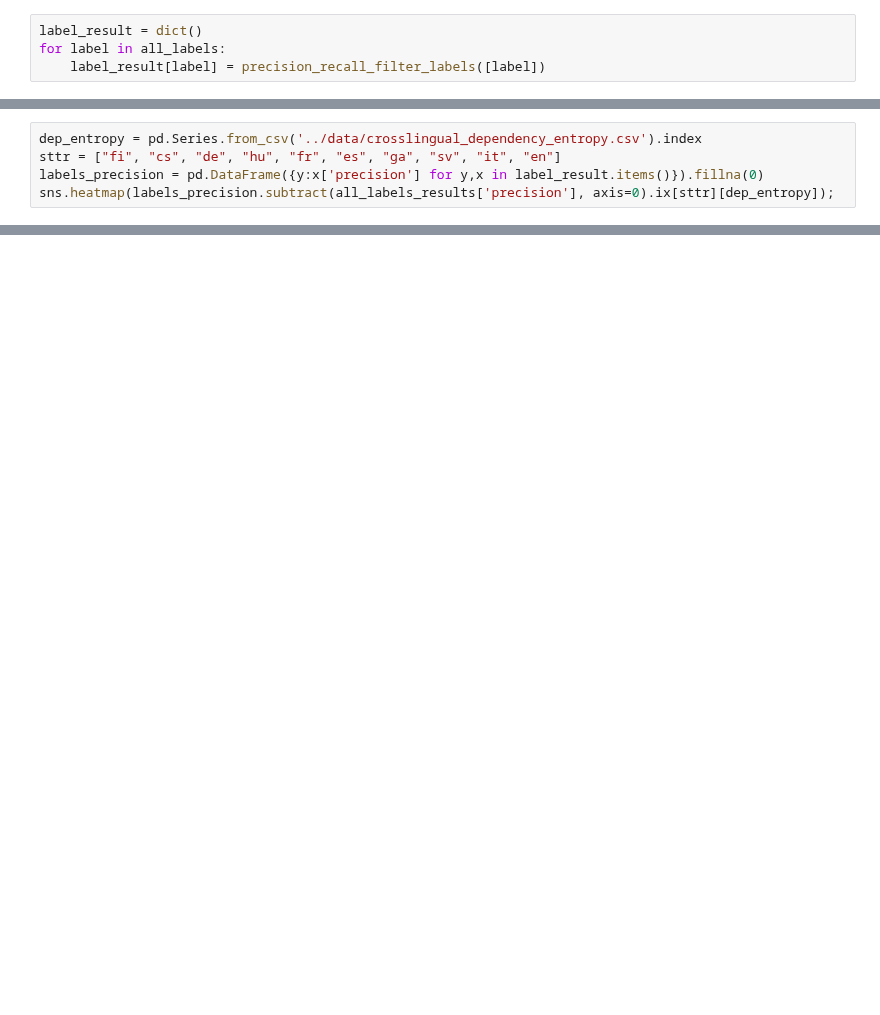
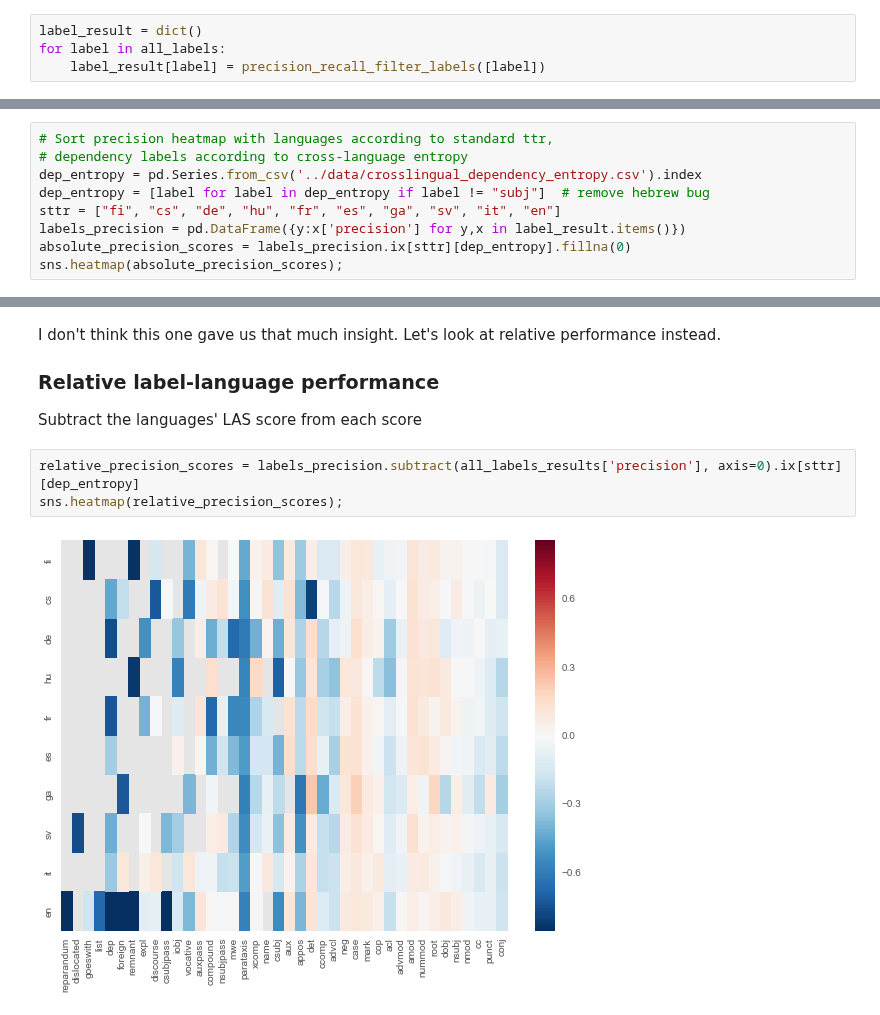
Before and after one commit to jimmycallin/udeval, a Jupyter notebook: notebooks/Comparison of dependency relations in evaluation.ipynb, the cells around one changed output, grey strips where cells are left out. Saved outputs shown, nothing was run; the diff lists cells and outputs as text; blank space fills up the shorter version.

```diff
--- a/notebooks/Comparison of dependency relations in evaluation.ipynb
+++ b/notebooks/Comparison of dependency relations in evaluation.ipynb
@@ -86,6 +148,10 @@ for label in all_labels:
 # %%
+# Sort precision heatmap with languages according to standard ttr,
+# dependency labels according to cross-language entropy
 dep_entropy = pd.Series.from_csv('../data/crosslingual_dependency_entropy.csv').index
+dep_entropy = [label for label in dep_entropy if label != "subj"]  # remove hebrew bug
 sttr = ["fi", "cs", "de", "hu", "fr", "es", "ga", "sv", "it", "en"]
-labels_precision = pd.DataFrame({y:x['precision'] for y,x in label_result.items()}).fillna(0)
-sns.heatmap(labels_precision.subtract(all_labels_results['precision'], axis=0).ix[sttr][dep_entropy]);
+labels_precision = pd.DataFrame({y:x['precision'] for y,x in label_result.items()})
+absolute_precision_scores = labels_precision.ix[sttr][dep_entropy].fillna(0)
+sns.heatmap(absolute_precision_scores);
 # %% [output]
@@ -93,3 +159,14 @@ sns.heatmap(labels_precision.subtract(all_labels_results['precision'], axis=0).i
+# %% [markdown]
+I don't think this one gave us that much insight. Let's look at relative performance instead.
+
+### Relative label-language performance
+
+Subtract the languages' LAS score from each score
+# %%
+relative_precision_scores = labels_precision.subtract(all_labels_results['precision'], axis=0).ix[sttr][dep_entropy]
+sns.heatmap(relative_precision_scores);
+# %% [output]
+[figure, added]
 # %% [markdown]
 It's hard to read any general trends into it. That we have negative results to the left should just mean that rarely used relations are harder to predict. Not too surprising. The more evenly spread out a dependency is between the languages, the more does its result reflect the overall result of the model for that language. punct, cc, nmod are examples of relations that have similar scores as its model (a lot of white).
 
```
Also changed, not shown: parts of 37 cells of this notebook, 2 other files.
